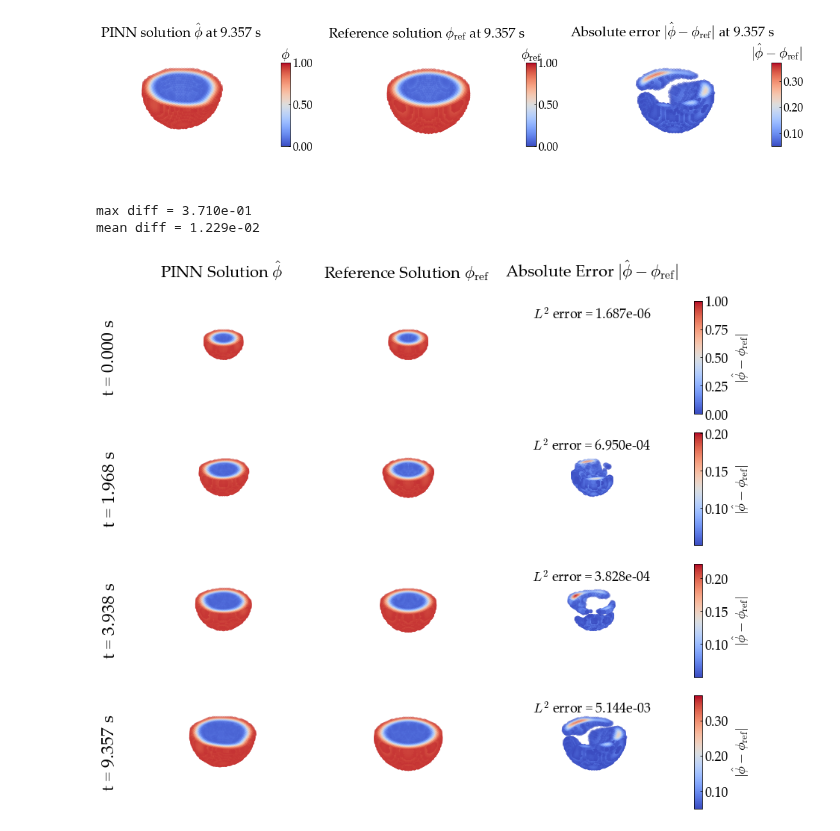
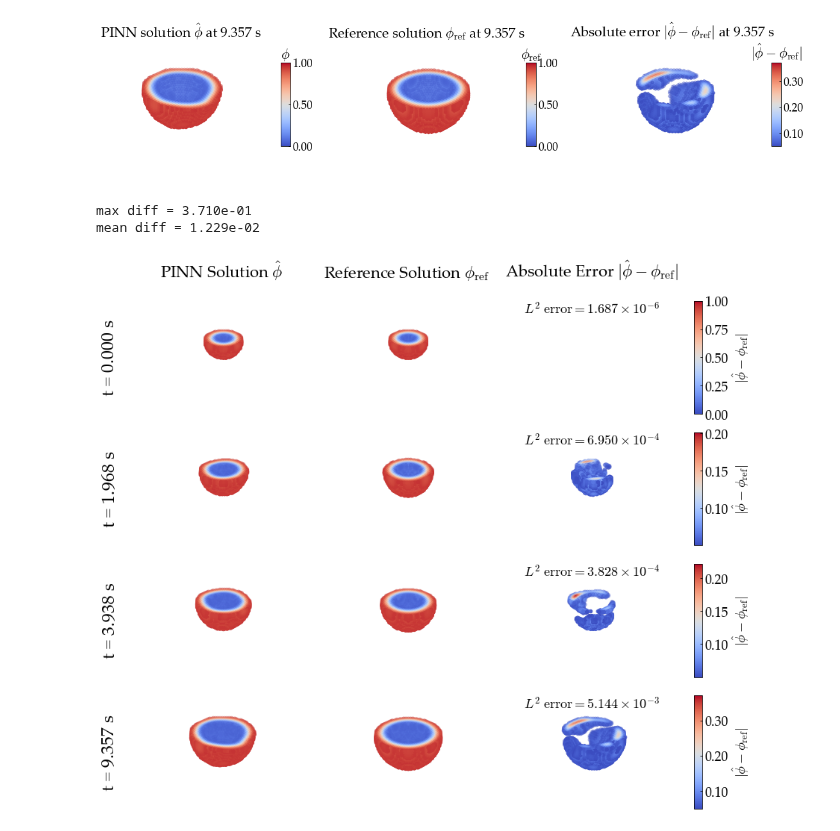
Before and after one commit to NanxiiChen/sharp-pinns, a Jupyter notebook: eval/eval-3d-1pits.ipynb, the cells around one changed output. Cells and saved outputs as stored; diff of their text form; code cells hidden in the pictures.

```diff
--- a/eval/eval-3d-1pits.ipynb
+++ b/eval/eval-3d-1pits.ipynb
@@ -272,6 +272,12 @@ mean diff = 1.338e-02
 [figure]
 [figure]
 [figure]
+# %%
+def format_with_scitific(x, prefix="L^2\; \\mathrm{error} = "):
+    # e.g. 1.234\times 10^{-3}
+    x = f"{x:.3e}"
+    x = x.split("e")
+    return prefix + f"{x[0]}\\times 10^{{{int(x[1])}}}"
 # %%
 rc.update(configs)
 ts = [0.000, 1.968, 3.938, 9.357]
@@ -361,32 +367,35 @@ for idx, tic in enumerate(ts):
     idx_interface_diff = np.where((diff > 0.05))[0]
     ax.scatter(mesh_points[idx_interface_diff, 0], mesh_points[idx_interface_diff, 1],
                     mesh_points[idx_interface_diff, 2], c=diff[idx_interface_diff],
                     cmap="coolwarm", label="phi",)
     ax.set_axis_off()
     ax.view_init(elev=30, azim=45)
     ax.set(xlim=(-0.3, 0.3), ylim=(-0.3, 0.3), zlim=(0.3, 0.),)
 
 
-    ax.text2D(0.5, 0.95, f"$L^2$ error = {np.mean(diff**2):.3e}", fontsize=18,
+
+    # format_with_scitific(np.mean(diff**2))
+    ax.text2D(0.5, 0.99, "$" + format_with_scitific(np.mean(diff**2)) + "$",
+              fontsize=18,
             verticalalignment='top', horizontalalignment='center', transform=ax.transAxes)
 
 
     ax_bar = fig.add_subplot(gs[idx+1, 4],)
     cbar = fig.colorbar(ax.collections[0], cax=ax_bar)
     ax_bar.yaxis.set_major_formatter(plt.FuncFormatter(lambda x, pos: f'{x:.2f}'))
     cbar.set_label(r'$|\hat\phi - \phi_{\mathrm{ref}}|$')
     # pos = ax_bar.get_position()
     # ax_bar.set_position([pos.x0 - 0.02, pos.y0+pos.height*0.25, pos.width, pos.height*0.6])
     # ax_bar.set_title(r"$|\hat\phi - \phi_{\mathrm{ref}}|$", loc="center")
 
 # fig.subplots_adjust(left=0.2, right=0.8, top=0.95, bottom=0.05)
 # plt.subplots_adjust(wspace=-0., hspace=0.0)
 # fig.tight_layout()
 diffs = np.array(diffs)
 print(f"max diff = {np.max(diffs):.3e}")
 print(f"mean diff = {np.mean(diffs):.3e}")
 # plt.savefig("./figures/3d-1pits-phi-fields.png", dpi=300, bbox_inches="tight")
 # %% [output]
 max diff = 3.710e-01
 mean diff = 1.229e-02
-[figure, old version]
+[figure, new version]
```
Also changed, not shown: 8 other files.
